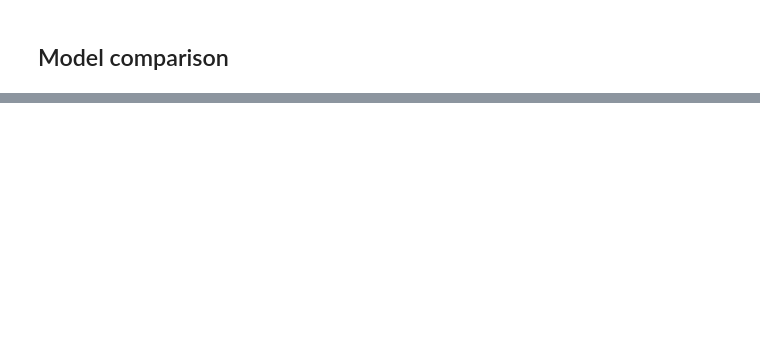
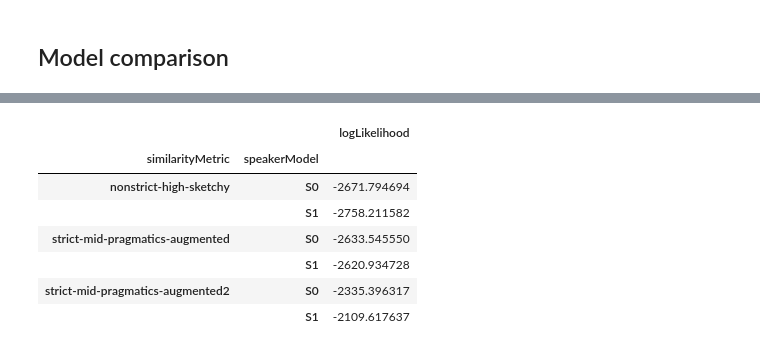
Before and after one commit to hawkrobe/reference_games, a Jupyter notebook: analysis/3dObjects/sketchpad_basic/pilot2_analysis_sketchpad_basic.ipynb, the cells around one changed output, grey strips where cells are left out. Drawn from its saved outputs; the diff is of its cells as text; code cells hidden in the pictures; blank space fills up the shorter version.

```diff
--- a/analysis/3dObjects/sketchpad_basic/pilot2_analysis_sketchpad_basic.ipynb
+++ b/analysis/3dObjects/sketchpad_basic/pilot2_analysis_sketchpad_basic.ipynb
@@ -723,3 +733,14 @@ plt.show()
+# %%
+Y
+# %% [output]
+|  |  | logLikelihood |
+| similarityMetric | speakerModel |  |
+| nonstrict-high-sketchy | S0 | -2671.794694 |
+|  | S1 | -2758.211582 |
+| strict-mid-pragmatics-augmented | S0 | -2633.545550 |
+|  | S1 | -2620.934728 |
+| strict-mid-pragmatics-augmented2 | S0 | -2335.396317 |
+|  | S1 | -2109.617637 |
 # %%
 # P = pd.read_csv('./RSA/bdaOutput/testingParams_testdata_fixedpose.csv')
 # # filter out rows where posterior probability is -Infinity
```
Also changed, not shown: parts of 9 cells of this notebook.
